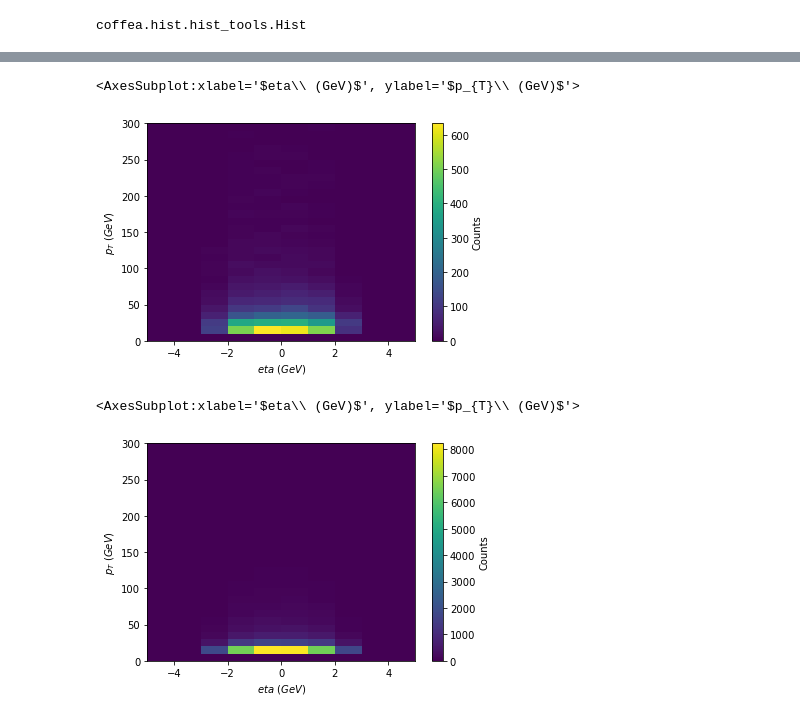
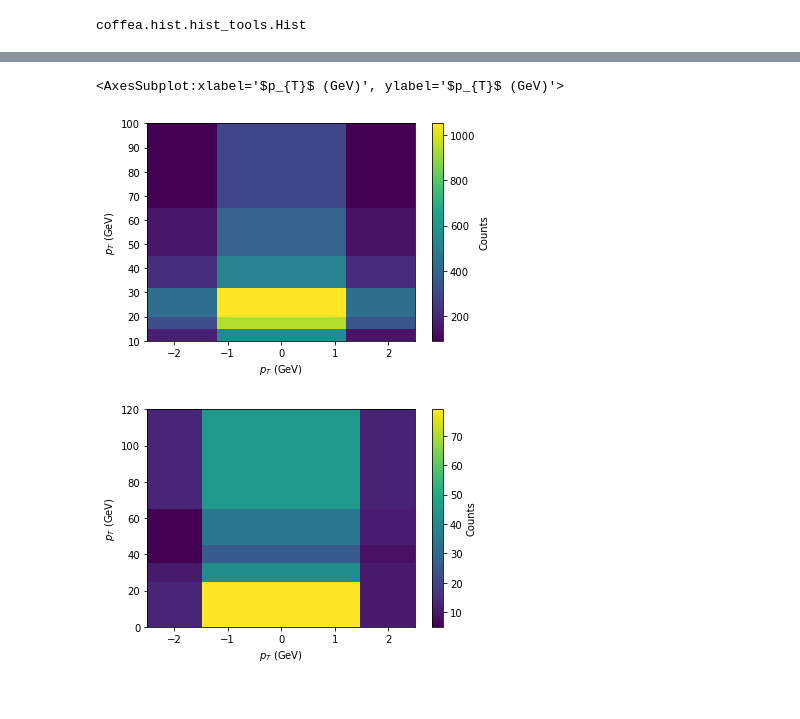
Before and after one commit to danbarto/tW_scattering, a Jupyter notebook: notebooks/fake_rate_measurement.ipynb, the cells around one changed output, grey strips where cells are left out. Saved outputs shown, nothing was run; the diff lists cells and outputs as text; code cells hidden in the pictures.

```diff
--- a/notebooks/fake_rate_measurement.ipynb
+++ b/notebooks/fake_rate_measurement.ipynb
@@ -27,7 +27,7 @@ from Tools.helpers import get_samples
 from Tools.config_helpers import redirector_ucsd, redirector_fnal
 from Tools.nano_mapping import make_fileset
 
-overwrite = False
+overwrite = True
 
 # load the config and the cache
 cfg = loadConfig()
@@ -43,10 +43,16 @@ samples = get_samples()
 fileset = make_fileset(['QCD'], samples, redirector=redirector_ucsd, small=True)
 
 add_processes_to_output(fileset, desired_output)
+pt_axis_mu = hist.Bin("pt", r"$p_{T}$ (GeV)", [10.,15.,20.,32., 45., 65., 100.])
+eta_axis_mu =  hist.Bin("eta", r"$p_{T}$ (GeV)", [-2.5, -1.2, 1.2, 2.5])
+pt_axis_e = hist.Bin("pt", r"$p_{T}$ (GeV)", [0, 25., 35., 45., 65., 120])
+eta_axis_e =  hist.Bin("eta", r"$p_{T}$ (GeV)", [-2.5, -1.479, 1.479, 2.5])
 
 desired_output.update({
-    "single_mu_fakeable": hist.Hist("Counts", dataset_axis, pt_axis, eta_axis),
-    "single_mu": hist.Hist("Counts", dataset_axis, pt_axis, eta_axis)
+    "single_mu_fakeable": hist.Hist("Counts", dataset_axis, pt_axis_mu, eta_axis_mu),
+    "single_mu": hist.Hist("Counts", dataset_axis, pt_axis_mu, eta_axis_mu),
+    "single_e_fakeable": hist.Hist("Counts", dataset_axis, pt_axis_e, eta_axis_e),
+    "single_e": hist.Hist("Counts", dataset_axis, pt_axis_e, eta_axis_e)
 })
 
 exe_args = {
@@ -82,6 +90,8 @@ else:
 # %%
 fakeable_mu_hist = output["single_mu_fakeable"]
-mu_hist = output["single_mu"]
+tight_mu_hist = output["single_mu"]
+fakeable_e_hist = output["single_e_fakeable"]
+tight_e_hist = output["single_e"]
 # %%
 type(fakeable_mu_hist)
 # %% [output]
@@ -97,12 +111,9 @@ hist.plot2d(rebinned_fakeable_mu_hist.sum("dataset"), xaxis="eta")
 # %%
-rebinned_mu_hist = mu_hist.rebin('pt', pt_bins).rebin('eta', eta_bins)
-hist.plot2d(rebinned_mu_hist.sum("dataset"), xaxis="eta")
+rebinned_tight_mu_hist = tight_mu_hist#.rebin('pt', pt_bins).rebin('eta', eta_bins_mu)
+rebinned_tight_e_hist = tight_e_hist#.rebin('pt', pt_bins).rebin('eta', eta_bins_e)
+hist.plot2d(rebinned_tight_mu_hist.sum("dataset"), xaxis="eta")
+hist.plot2d(rebinned_tight_e_hist.sum("dataset"), xaxis="eta")
 # %% [output]
-<AxesSubplot:xlabel='$eta\\ (GeV)$', ylabel='$p_{T}\\ (GeV)$'>
+<AxesSubplot:xlabel='$p_{T}$ (GeV)', ylabel='$p_{T}$ (GeV)'>
-[figure, old version]
+[figure, new version]
+[figure, added]
-# %%
-f_plus_t = rebinned_mu_hist + rebinned_fakeable_mu_hist
-hist.plot2d(f_plus_t.sum("dataset"), xaxis="eta")
-# %% [output]
-<AxesSubplot:xlabel='$eta\\ (GeV)$', ylabel='$p_{T}\\ (GeV)$'>
-[figure, removed]
```
Also changed, not shown: parts of 9 cells of this notebook, 3 other files.
